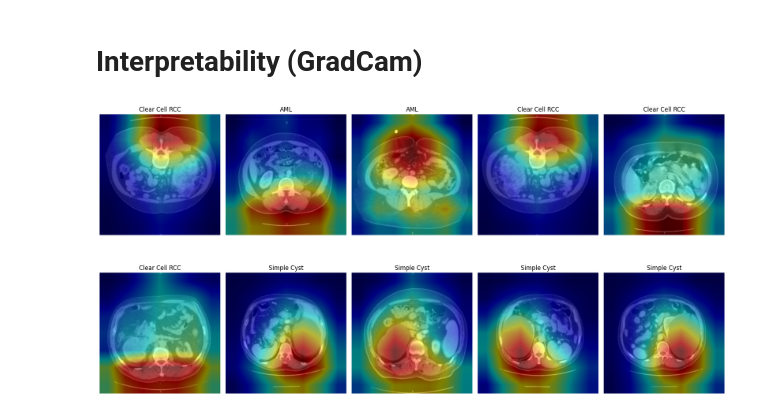
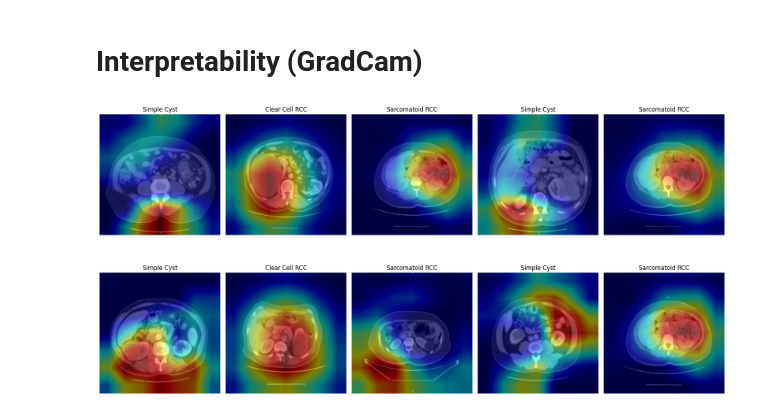
Before and after one commit to amirkasaei/Kidney-Renal-Cancer-Classification, a Jupyter notebook: Kidney_Renal_Cancer.ipynb, the cells around one changed output. Drawn from its saved outputs; the diff is of its cells as text; code cells hidden in the pictures.

```diff
--- a/Kidney_Renal_Cancer.ipynb
+++ b/Kidney_Renal_Cancer.ipynb
@@ -176,0 +218,3 @@ dataframe_filtered.head()
+# %%
+noisy_dataframe = pd.DataFrame(noisy_data)
+noisy_dataframe.head()
@@ -176,0 +228,4 @@ dataframe_filtered.head()
+# %%
+noisy_dataframe_filtered = noisy_dataframe.copy(deep=True)
+noisy_dataframe_filtered.loc[~noisy_dataframe_filtered.class_name.isin(base_classes), 'class_name'] = 'Others'
+noisy_dataframe_filtered['class_name'].value_counts(sort=True)
@@ -176,0 +237,4 @@ dataframe_filtered.head()
+# %%
+for i in range(len(classes)):
+  class_indicies = noisy_dataframe_filtered['class_name'] == classes[i]
+  noisy_dataframe_filtered.loc[class_indicies, 'label'] = i
@@ -511,7 +623,7 @@ def plot_GradCam(model, image):
     # Note: input_tensor can be a batch tensor with several images!
 
     # Construct the CAM object once, and then re-use it on many images:
-    cam = ScoreCAM(model=model, target_layers=target_layers)
+    cam = AblationCAM(model=model, target_layers=target_layers)
 
     # You can also use it within a with statement, to make sure it is freed,
     # In case you need to re-create it inside an outer loop:
@@ -540,20 +652,20 @@ def plot_GradCam(model, image):
 # %%
 k=10
 indicies = np.random.choice(len(datasets['test']), k)
 np.random.shuffle(indicies)
 
 fig,axs = plt.subplots(k//5,5, figsize=(18,10))
 idx=0
 
 for i, ax in enumerate(axs.flatten()):
-  image, label = datasets['train'][indicies[idx]]
+  image, label = datasets['test'][indicies[idx]]
   grayscale_cam, vis = plot_GradCam(model, image)
   ax.imshow(vis)
   ax.axis("off")
   ax.title.set_text(classes[label])
   idx += 1
 
 plt.tight_layout()
 plt.show()
 # %% [output]
-[figure, old version]
+[figure, new version]
```
Also changed, not shown: parts of 42 cells of this notebook.
